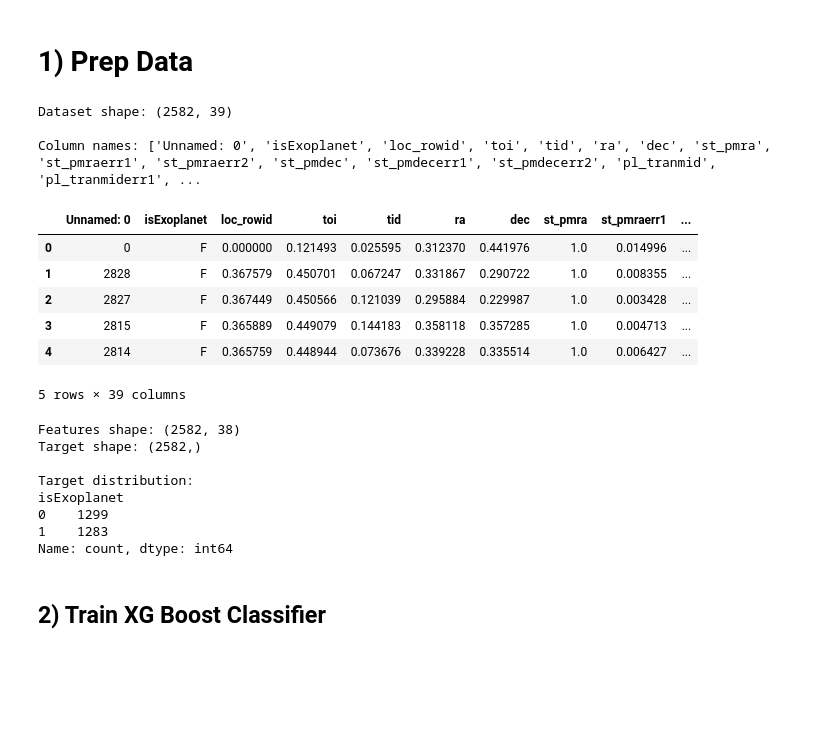
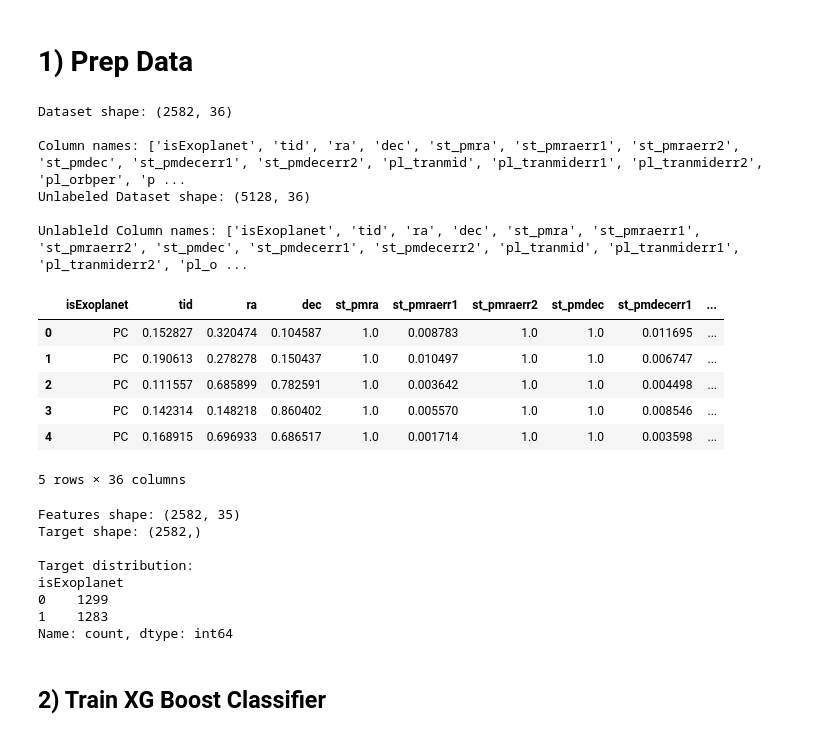
Before and after one commit to Thomaslund1/DisMlFinal, a Jupyter notebook: Models/xgboost.ipynb, the cells around one changed output. Cells and saved outputs as stored; diff of their text form; code cells hidden in the pictures; blank space fills up the shorter version.

```diff
--- a/Models/xgboost.ipynb
+++ b/Models/xgboost.ipynb
@@ -10,35 +12,42 @@ import seaborn as sns
 # 1) Prep Data
 # %%
 # Load labeled data
-df = pd.read_csv('../labeled/labeledData.csv')
-
+df = pd.read_csv('../labeled/labeledData.csv').drop(['loc_rowid','Unnamed: 0','toi'],axis=1)
+dfUl = pd.read_csv('../unlabeled/unlabledData.csv').drop(['loc_rowid','Unnamed: 0','toi'],axis=1)
 print(f"Dataset shape: {df.shape}")
 print(f"\nColumn names: {df.columns.tolist()}")
-
-df.head()
+print(f"Unlabeled Dataset shape: {dfUl.shape}")
+print(f"\nUnlableld Column names: {dfUl.columns.tolist()}")
 # %% [output]
-Dataset shape: (2582, 39)
+Dataset shape: (2582, 36)
 
-Column names: ['Unnamed: 0', 'isExoplanet', 'loc_rowid', 'toi', 'tid', 'ra', 'dec', 'st_pmra', 'st_pmraerr1', 'st_pmraerr2', 'st_pmdec', 'st_pmdecerr1', 'st_pmdecerr2', 'pl_tranmid', 'pl_tranmiderr1', ...
+Column names: ['isExoplanet', 'tid', 'ra', 'dec', 'st_pmra', 'st_pmraerr1', 'st_pmraerr2', 'st_pmdec', 'st_pmdecerr1', 'st_pmdecerr2', 'pl_tranmid', 'pl_tranmiderr1', 'pl_tranmiderr2', 'pl_orbper', 'p ...
+Unlabeled Dataset shape: (5128, 36)
+
+Unlableld Column names: ['isExoplanet', 'tid', 'ra', 'dec', 'st_pmra', 'st_pmraerr1', 'st_pmraerr2', 'st_pmdec', 'st_pmdecerr1', 'st_pmdecerr2', 'pl_tranmid', 'pl_tranmiderr1', 'pl_tranmiderr2', 'pl_o ...
-|  | Unnamed: 0 | isExoplanet | loc_rowid | toi | tid | ra | dec | st_pmra | st_pmraerr1 | ... |
-| 0 | 0 | F | 0.000000 | 0.121493 | 0.025595 | 0.312370 | 0.441976 | 1.0 | 0.014996 | ... |
-| 1 | 2828 | F | 0.367579 | 0.450701 | 0.067247 | 0.331867 | 0.290722 | 1.0 | 0.008355 | ... |
-| 2 | 2827 | F | 0.367449 | 0.450566 | 0.121039 | 0.295884 | 0.229987 | 1.0 | 0.003428 | ... |
-| 3 | 2815 | F | 0.365889 | 0.449079 | 0.144183 | 0.358118 | 0.357285 | 1.0 | 0.004713 | ... |
-| 4 | 2814 | F | 0.365759 | 0.448944 | 0.073676 | 0.339228 | 0.335514 | 1.0 | 0.006427 | ... |
-5 rows × 39 columns
+# %%
+dfUl.head()
+# %% [output]
+|  | isExoplanet | tid | ra | dec | st_pmra | st_pmraerr1 | st_pmraerr2 | st_pmdec | st_pmdecerr1 | ... |
+| 0 | PC | 0.152827 | 0.320474 | 0.104587 | 1.0 | 0.008783 | 1.0 | 1.0 | 0.011695 | ... |
+| 1 | PC | 0.190613 | 0.278278 | 0.150437 | 1.0 | 0.010497 | 1.0 | 1.0 | 0.006747 | ... |
+| 2 | PC | 0.111557 | 0.685899 | 0.782591 | 1.0 | 0.003642 | 1.0 | 1.0 | 0.004498 | ... |
+| 3 | PC | 0.142314 | 0.148218 | 0.860402 | 1.0 | 0.005570 | 1.0 | 1.0 | 0.008546 | ... |
+| 4 | PC | 0.168915 | 0.696933 | 0.686517 | 1.0 | 0.001714 | 1.0 | 1.0 | 0.003598 | ... |
+5 rows × 36 columns
 # %%
 df['isExoplanet'] = df['isExoplanet'].replace({'F':0,'P':1})
 # %%
 # Separate features and target
 X = df.drop('isExoplanet', axis=1)
 y = df['isExoplanet']
+XUl = dfUl.drop('isExoplanet',axis=1)
 
 print(f"Features shape: {X.shape}")
 print(f"Target shape: {y.shape}")
 print(f"\nTarget distribution:\n{y.value_counts()}")
 # %% [output]
-Features shape: (2582, 38)
+Features shape: (2582, 35)
 Target shape: (2582,)
 
 Target distribution:
```
Also changed, not shown: parts of 14 cells of this notebook.
